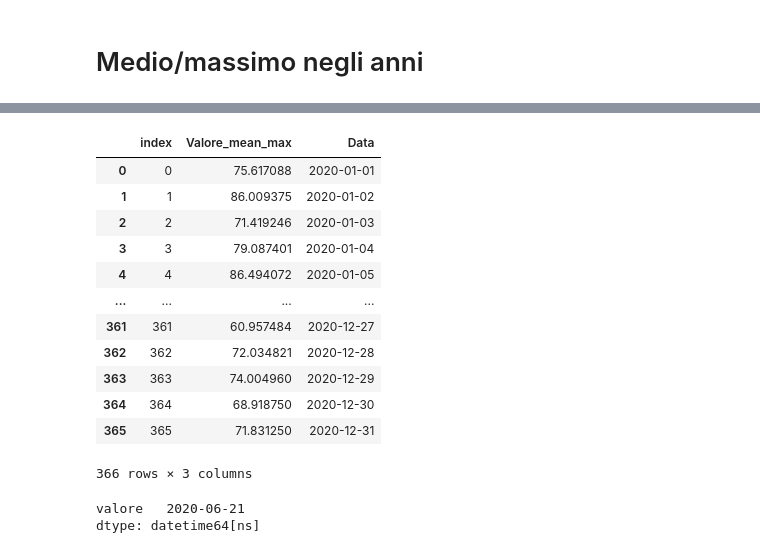
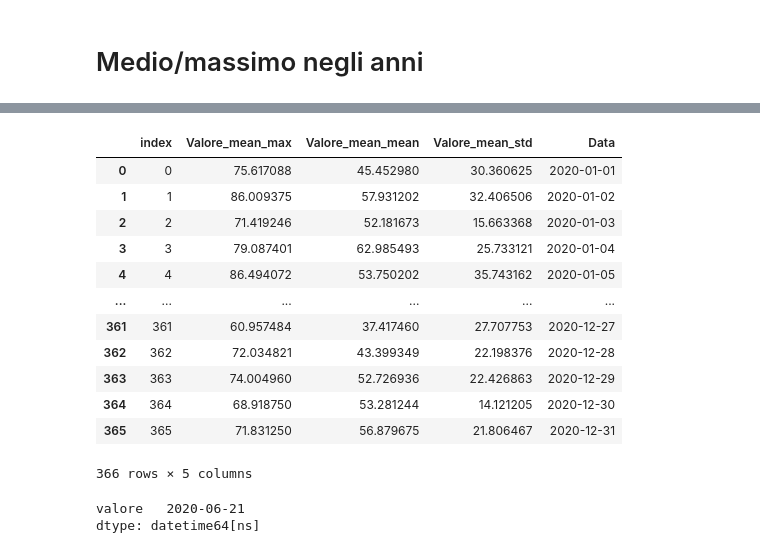
Before and after one commit to giocoal/air-quality-milano-interactive-data-visualization-tableau, a Jupyter notebook: Data_Visualization_21_22_Preparation_Meteo_Radiaz_Temp_Press.ipynb, the cells around one changed output, grey strips where cells are left out. Saved outputs shown, nothing was run; the diff lists cells and outputs as text; code cells hidden in the pictures.

```diff
--- a/Data_Visualization_21_22_Preparation_Meteo_radiazione.ipynb
+++ b/Data_Visualization_21_22_Preparation_Meteo_Radiaz_Temp_Press.ipynb
@@ -405,28 +430,28 @@ temperatura_year['Valore_max_std'].max()
 # %%
 radiazione_globale['month'] = radiazione_globale.Data.dt.month
 radiazione_globale['day'] = radiazione_globale.Data.dt.day
-radiazione_globale_year = radiazione_globale.groupby(['month', 'day'], as_index = False).agg(Valore_mean_max =('Valore_mean', 'max')).reset_index()
+radiazione_globale_year = radiazione_globale.groupby(['month', 'day'], as_index = False).agg(Valore_mean_max =('Valore_mean', 'max'), Valore_mean_mean =('Valore_mean', 'mean'), Valore_mean_std =('Valore_mean', 'std')).reset_index()
 radiazione_globale_year['year'] = 2020
 
 radiazione_globale_year['Data'] = pd.to_datetime(radiazione_globale_year[['year', 'month', 'day']])
 
 radiazione_globale.drop(['month', 'day'], axis = 1, inplace = True)
 radiazione_globale_year.drop(['month', 'day', 'year'], axis = 1, inplace = True)
 radiazione_globale_year
 # %% [output]
-|  | index | Valore_mean_max | Data |
-| 0 | 0 | 75.617088 | 2020-01-01 |
-| 1 | 1 | 86.009375 | 2020-01-02 |
-| 2 | 2 | 71.419246 | 2020-01-03 |
-| 3 | 3 | 79.087401 | 2020-01-04 |
-| 4 | 4 | 86.494072 | 2020-01-05 |
-| ... | ... | ... | ... |
-| 361 | 361 | 60.957484 | 2020-12-27 |
-| 362 | 362 | 72.034821 | 2020-12-28 |
-| 363 | 363 | 74.004960 | 2020-12-29 |
-| 364 | 364 | 68.918750 | 2020-12-30 |
-| 365 | 365 | 71.831250 | 2020-12-31 |
+|  | index | Valore_mean_max | Valore_mean_mean | Valore_mean_std | Data |
+| 0 | 0 | 75.617088 | 45.452980 | 30.360625 | 2020-01-01 |
+| 1 | 1 | 86.009375 | 57.931202 | 32.406506 | 2020-01-02 |
+| 2 | 2 | 71.419246 | 52.181673 | 15.663368 | 2020-01-03 |
+| 3 | 3 | 79.087401 | 62.985493 | 25.733121 | 2020-01-04 |
+| 4 | 4 | 86.494072 | 53.750202 | 35.743162 | 2020-01-05 |
+| ... | ... | ... | ... | ... | ... |
+| 361 | 361 | 60.957484 | 37.417460 | 27.707753 | 2020-12-27 |
+| 362 | 362 | 72.034821 | 43.399349 | 22.198376 | 2020-12-28 |
+| 363 | 363 | 74.004960 | 52.726936 | 22.426863 | 2020-12-29 |
+| 364 | 364 | 68.918750 | 53.281244 | 14.121205 | 2020-12-30 |
+| 365 | 365 | 71.831250 | 56.879675 | 21.806467 | 2020-12-31 |
-366 rows × 3 columns
+366 rows × 5 columns
 # %%
 anno = pd.date_range('2020-01-01', '2020-12-31')
 valori = list(range(0, 366))
```
Also changed, not shown: parts of 7 cells of this notebook, 3 other files.
